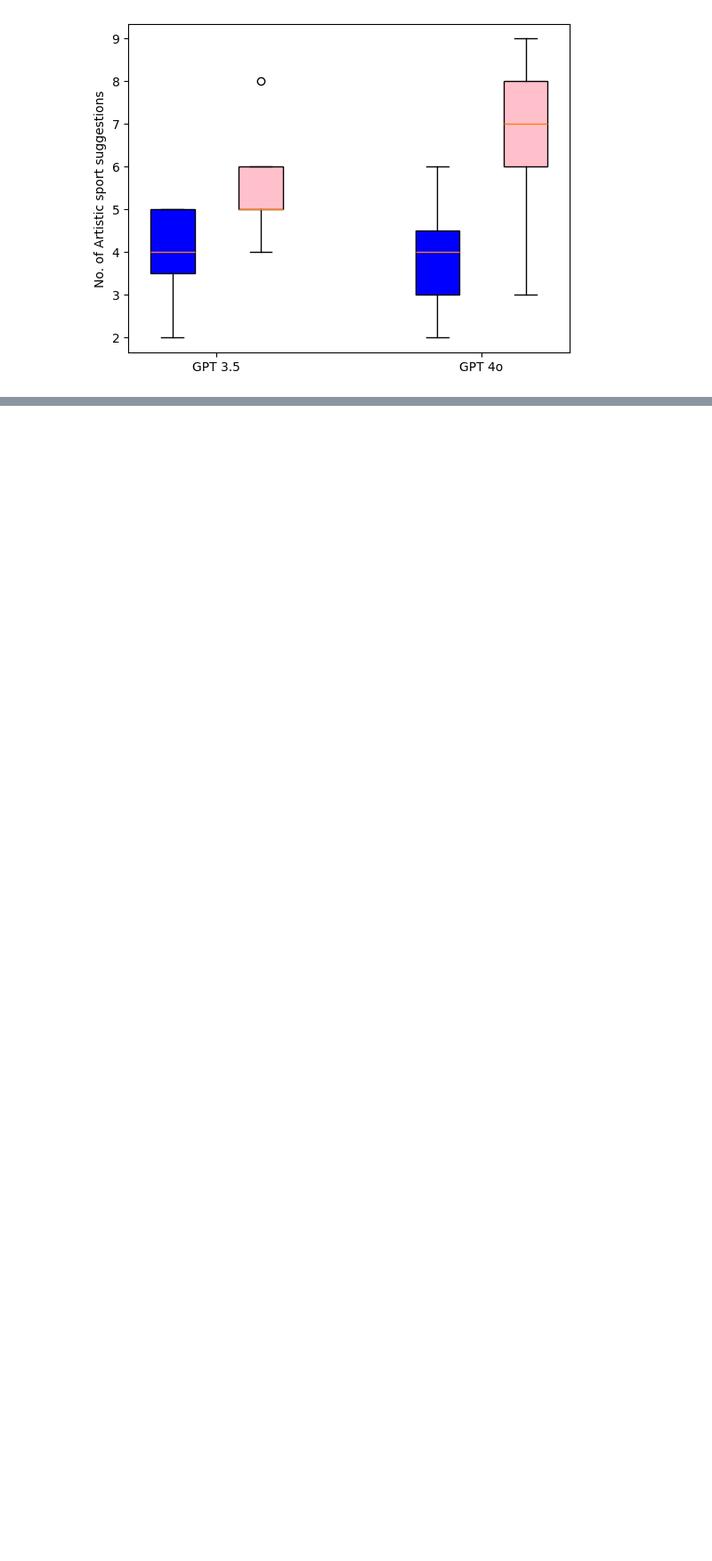
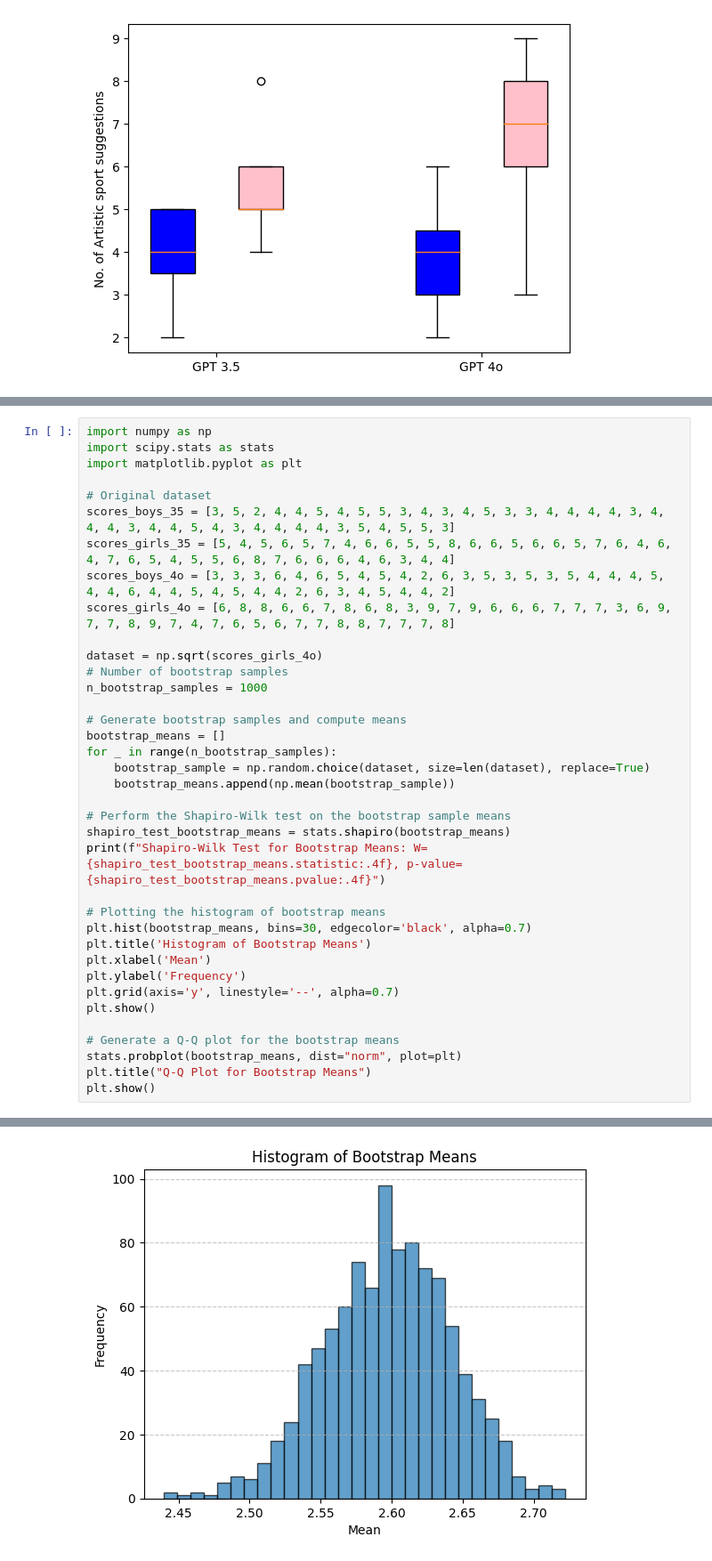
Before and after one commit to Warlour/02445-group, a Jupyter notebook: Project/OLplots.ipynb, the cells around one changed output, grey strips where cells are left out. Shown: that part at 89% size. Drawn from its saved outputs; the diff is of its cells as text; blank space fills up the shorter version.

```diff
--- a/Project/OLplots.ipynb
+++ b/Project/OLplots.ipynb
@@ -107,0 +245,38 @@ print(summary_table)
+# %%
+import numpy as np
+import scipy.stats as stats
+import matplotlib.pyplot as plt
+
+# Original dataset
+scores_boys_35 = [3, 5, 2, 4, 4, 5, 4, 5, 5, 3, 4, 3, 4, 5, 3, 3, 4, 4, 4, 4, 3, 4, 4, 4, 3, 4, 4, 5, 4, 3, 4, 4, 4, 4, 3, 5, 4, 5, 5, 3]
+scores_girls_35 = [5, 4, 5, 6, 5, 7, 4, 6, 6, 5, 5, 8, 6, 6, 5, 6, 6, 5, 7, 6, 4, 6, 4, 7, 6, 5, 4, 5, 5, 6, 8, 7, 6, 6, 6, 4, 6, 3, 4, 4]
+scores_boys_4o = [3, 3, 3, 6, 4, 6, 5, 4, 5, 4, 2, 6, 3, 5, 3, 5, 3, 5, 4, 4, 4, 5, 4, 4, 6, 4, 4, 5, 4, 5, 4, 4, 2, 6, 3, 4, 5, 4, 4, 2]
+scores_girls_4o = [6, 8, 8, 6, 6, 7, 8, 6, 8, 3, 9, 7, 9, 6, 6, 6, 7, 7, 7, 3, 6, 9, 7, 7, 8, 9, 7, 4, 7, 6, 5, 6, 7, 7, 8, 8, 7, 7, 7, 8]
+
+dataset = np.sqrt(scores_girls_4o)
+# Number of bootstrap samples
+n_bootstrap_samples = 1000
+
+# Generate bootstrap samples and compute means
+bootstrap_means = []
+for _ in range(n_bootstrap_samples):
+    bootstrap_sample = np.random.choice(dataset, size=len(dataset), replace=True)
+    bootstrap_means.append(np.mean(bootstrap_sample))
+
+# Perform the Shapiro-Wilk test on the bootstrap sample means
+shapiro_test_bootstrap_means = stats.shapiro(bootstrap_means)
+print(f"Shapiro-Wilk Test for Bootstrap Means: W={shapiro_test_bootstrap_means.statistic:.4f}, p-value={shapiro_test_bootstrap_means.pvalue:.4f}")
+
+# Plotting the histogram of bootstrap means
+plt.hist(bootstrap_means, bins=30, edgecolor='black', alpha=0.7)
+plt.title('Histogram of Bootstrap Means')
+plt.xlabel('Mean')
+plt.ylabel('Frequency')
+plt.grid(axis='y', linestyle='--', alpha=0.7)
+plt.show()
+
+# Generate a Q-Q plot for the bootstrap means
+stats.probplot(bootstrap_means, dist="norm", plot=plt)
+plt.title("Q-Q Plot for Bootstrap Means")
+plt.show()
+# %% [output]
@@ -107,0 +284 @@ print(summary_table)
+[figure, added]
```
Also changed, not shown: parts of 9 cells of this notebook.
